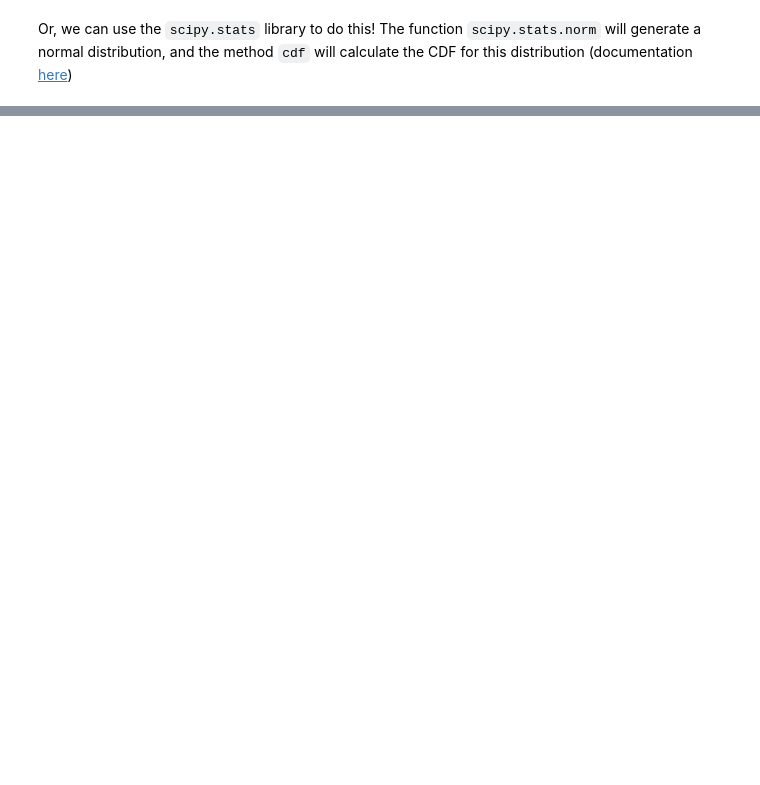
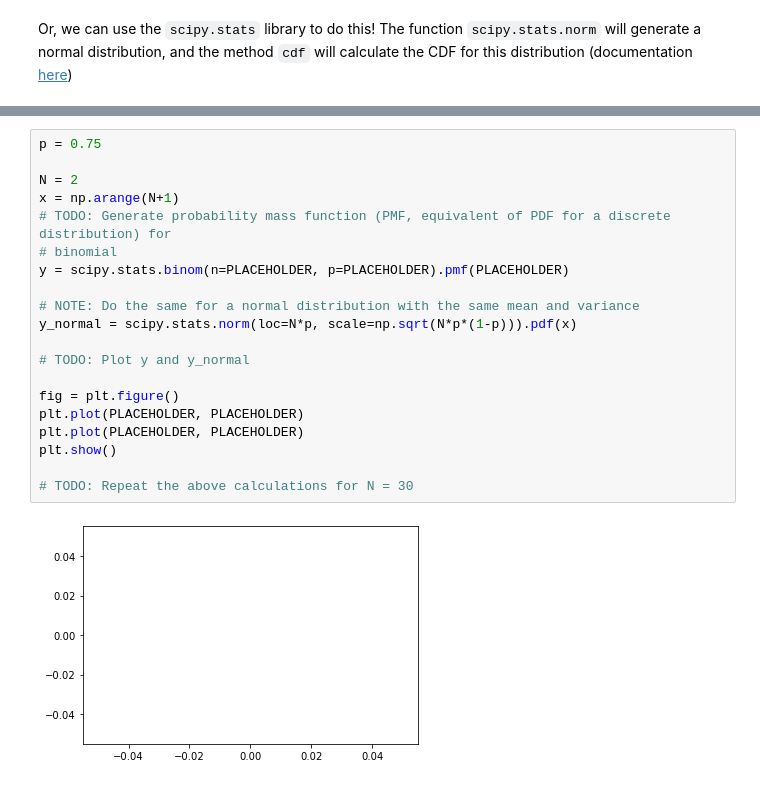
Before and after one commit to aidapiccato/9.014, a Jupyter notebook: labs/lab_2.ipynb, the cells around one changed output, grey strips where cells are left out. Drawn from its saved outputs; the diff is of its cells as text; blank space fills up the shorter version.

```diff
--- a/labs/lab_2.ipynb
+++ b/labs/lab_2.ipynb
@@ -144,0 +303,22 @@ print(upper_prob - lower_prob)
+# %%
+p = 0.75
+
+N = 2
+x = np.arange(N+1)
+# TODO: Generate probability mass function (PMF, equivalent of PDF for a discrete distribution) for
+# binomial
+y = scipy.stats.binom(n=PLACEHOLDER, p=PLACEHOLDER).pmf(PLACEHOLDER)
+
+# NOTE: Do the same for a normal distribution with the same mean and variance
+y_normal = scipy.stats.norm(loc=N*p, scale=np.sqrt(N*p*(1-p))).pdf(x)
+
+# TODO: Plot y and y_normal
+
+fig = plt.figure()
+plt.plot(PLACEHOLDER, PLACEHOLDER)
+plt.plot(PLACEHOLDER, PLACEHOLDER)
+plt.show()
+
+# TODO: Repeat the above calculations for N = 30
+# %% [output]
+[figure, added]
```
Also changed, not shown: parts of 46 cells of this notebook, 1 other file.
